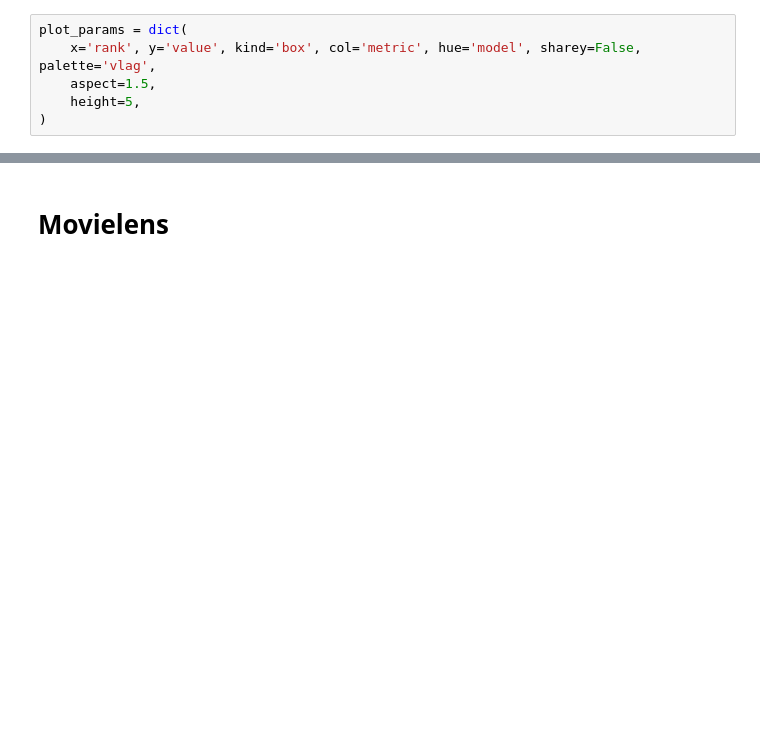
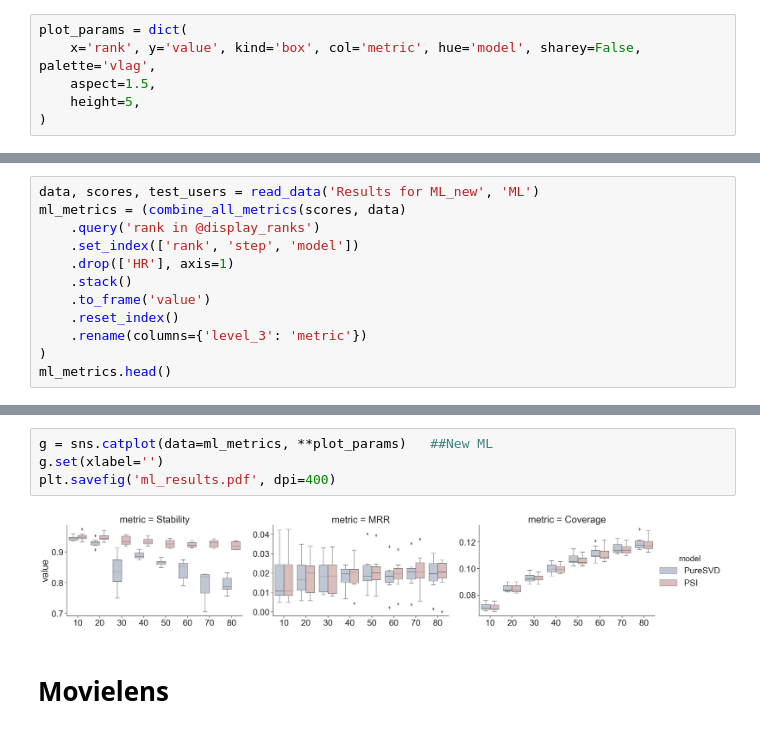
Before and after one commit to umap2021/review, a Jupyter notebook: PlotResults.ipynb, the cells around one changed output, grey strips where cells are left out. Drawn from its saved outputs; the diff is of its cells as text; blank space fills up the shorter version.

Commit message:
Results added for MovieLenData with rating filtered

```diff
--- a/PlotResults.ipynb
+++ b/PlotResults.ipynb
@@ -15,0 +18,12 @@ plot_params = dict(
+# %%
+data, scores, test_users = read_data('Results for ML_new', 'ML')
+ml_metrics = (combine_all_metrics(scores, data)
+    .query('rank in @display_ranks')
+    .set_index(['rank', 'step', 'model'])
+    .drop(['HR'], axis=1)
+    .stack()
+    .to_frame('value')
+    .reset_index()
+    .rename(columns={'level_3': 'metric'})
+)
+ml_metrics.head()
@@ -16,3 +37,9 @@ plot_params = dict(
+# %%
+g = sns.catplot(data=ml_metrics, **plot_params)   ##New ML
+g.set(xlabel='')
+plt.savefig('ml_results.pdf', dpi=400)
+# %% [output]
+[figure, added]
 # %% [markdown]
 # Movielens
 # %%
```
Also changed, not shown: parts of 2 cells of this notebook, 25 other files.
